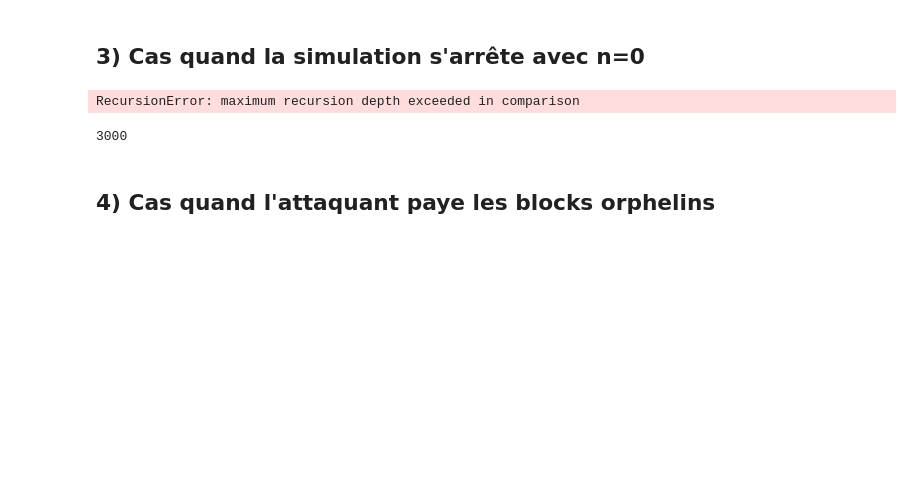
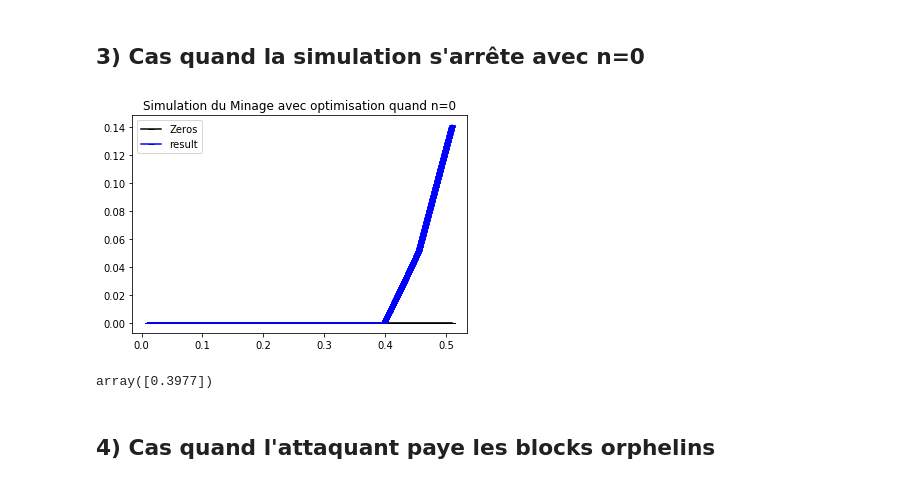
Before and after one commit to redek-zelton/Cryptofinance, a Jupyter notebook: Méthode de Minage Optimal/Methode de Minage Optimal.ipynb, the cells around one changed output. Cells and saved outputs as stored; diff of their text form; code cells hidden in the pictures; blank space fills up the shorter version.

```diff
--- a/Méthode de Minage Optimal/Methode de Minage Optimal.ipynb
+++ b/Méthode de Minage Optimal/Methode de Minage Optimal.ipynb
@@ -86,10 +86,10 @@ def ENA(a,h,n,proba,cout):
     else:
         if(a>=h+1):
           # il écrase les blocks du réseau ou il continue à miner
-            return max(h+1-c+ENA(a-h-1,0,n,q,c),p*(ENA(a,h+1,n-1,q,c)-c)+q*(ENA(a+1,h,n-1,q,c)))
+            return max(h+1-c+ENA(a-h-1,0,n-1,q,c),p*(ENA(a,h+1,n-1,q,c)-c)+q*(ENA(a+1,h,n-1,q,c)))
         else:
           # il abandonne ou il continue à miner
-            return max(ENA(0,0,n,q,c),p*(ENA(a,h+1,n-1,q,c)-c)+q*(ENA(a+1,h,n-1,q,c)))
+            return max(ENA(0,0,n-1,q,c),p*(ENA(a,h+1,n-1,q,c)-c)+q*(ENA(a+1,h,n-1,q,c)))
 # %%
 def SimENA(nombre,start=0.01,end=0.51,gap=0.001):
   L_proba=np.arange(start,end,gap)
@@ -110,17 +110,12 @@ def plotENA(L_proba,L_result):
   idx = np.argwhere(np.diff(np.sign(L_zero - L_result))).flatten() #index intersection Exp
   return L_proba[idx]
 # %%
-nombre=3
+nombre=5
 L_proba,L_result = SimENA(nombre,0.01,0.51,0.0001)
 plotENA(L_proba,L_result)
 # %% [output]
+[figure, added]
-RecursionError: maximum recursion depth exceeded in comparison
+array([0.3977])
-# %%
-import sys
-print(sys.getrecursionlimit())
-#ENA(0,0,3,0.4,0.4)
-# %% [output]
-3000
 # %% [markdown]
 ## 4) Cas quand l'attaquant paye les blocks orphelins
 # %%
```
